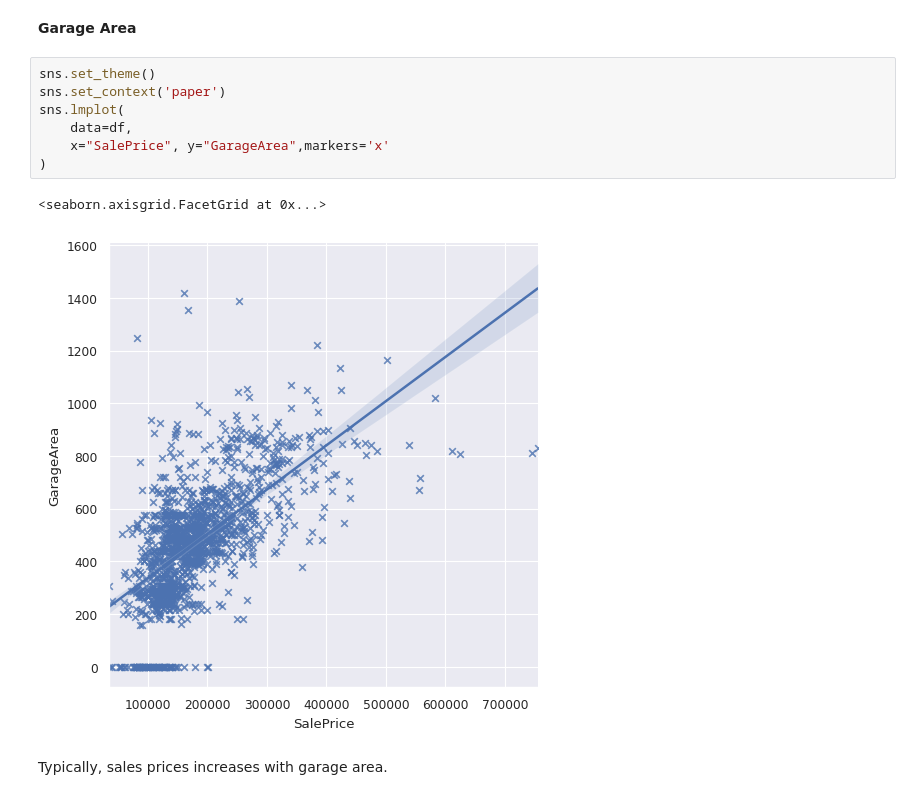
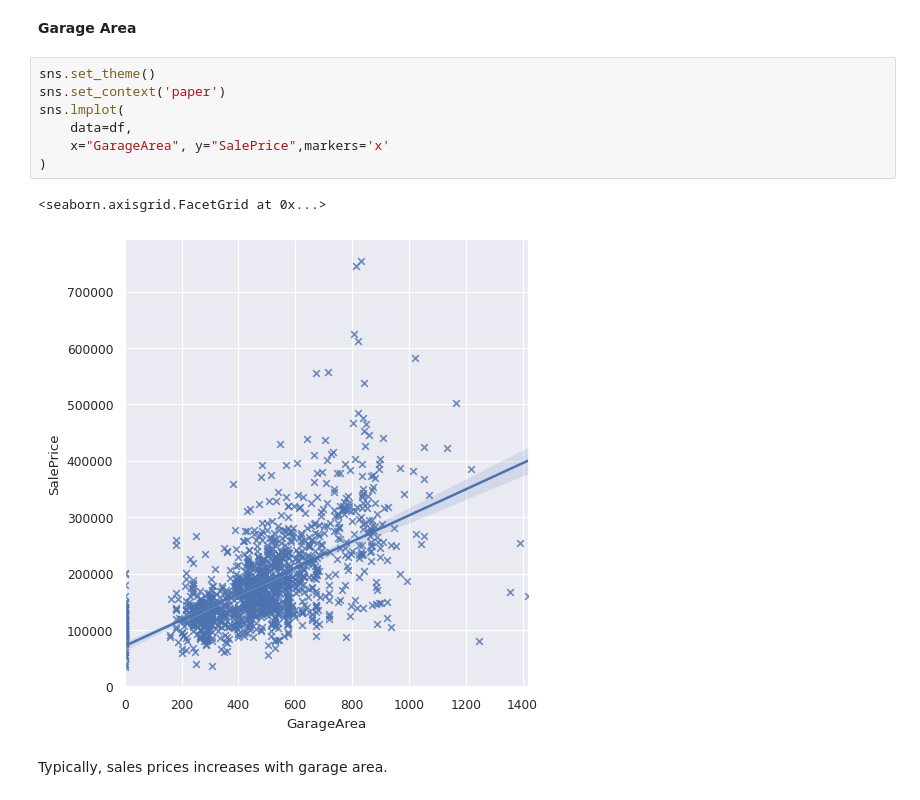
Before and after one commit to ysgurjar/pp5_project_heritage_housing, a Jupyter notebook: jupyter_notebooks/02.data_profiling.ipynb, the cells around one changed output. Drawn from its saved outputs; the diff is of its cells as text.

```diff
--- a/jupyter_notebooks/02.data_profiling.ipynb
+++ b/jupyter_notebooks/02.data_profiling.ipynb
@@ -298,13 +347,13 @@
 # %%
 sns.set_theme()
 sns.set_context('paper')
 sns.lmplot(
     data=df,
-    x="SalePrice", y="GarageArea",markers='x'
+    x="GarageArea", y="SalePrice",markers='x'
 )
 # %% [output]
 <seaborn.axisgrid.FacetGrid at 0x...>
-[figure, old version]
+[figure, new version]
 # %% [markdown]
 Typically, sales prices increases with garage area.
 # %% [markdown]
```
Also changed, not shown: parts of 17 cells of this notebook, 1 other file.
